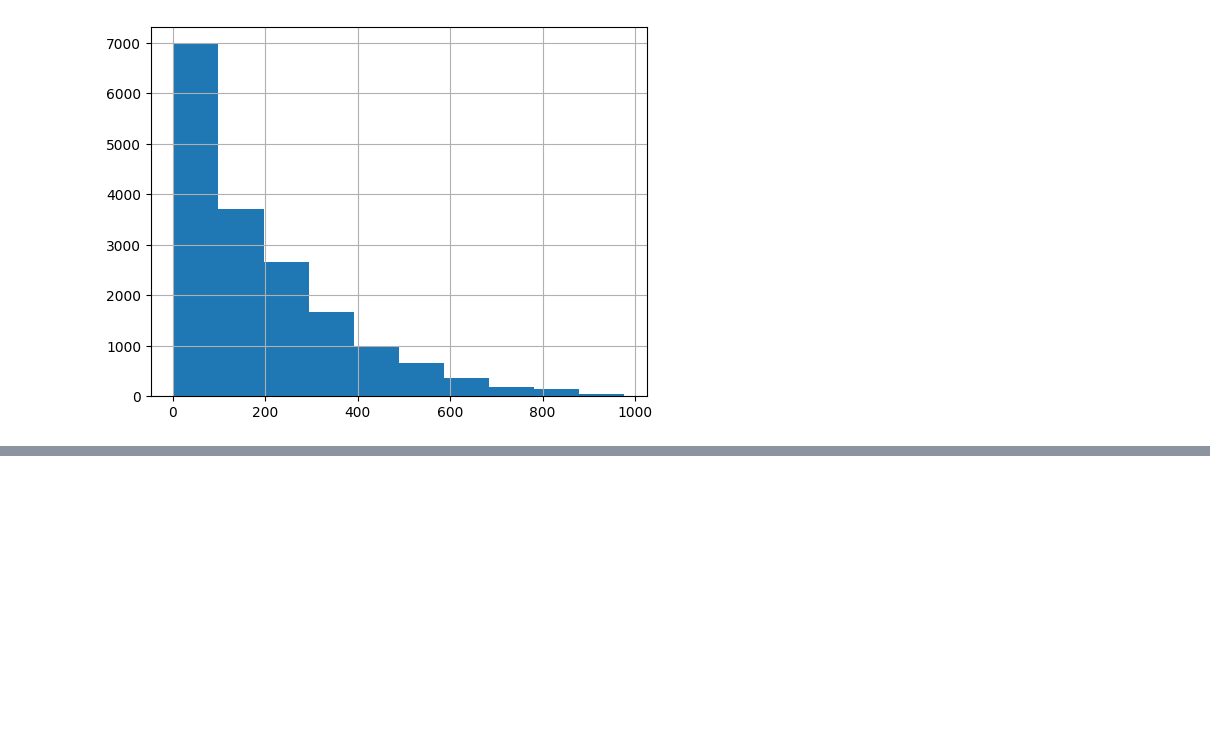
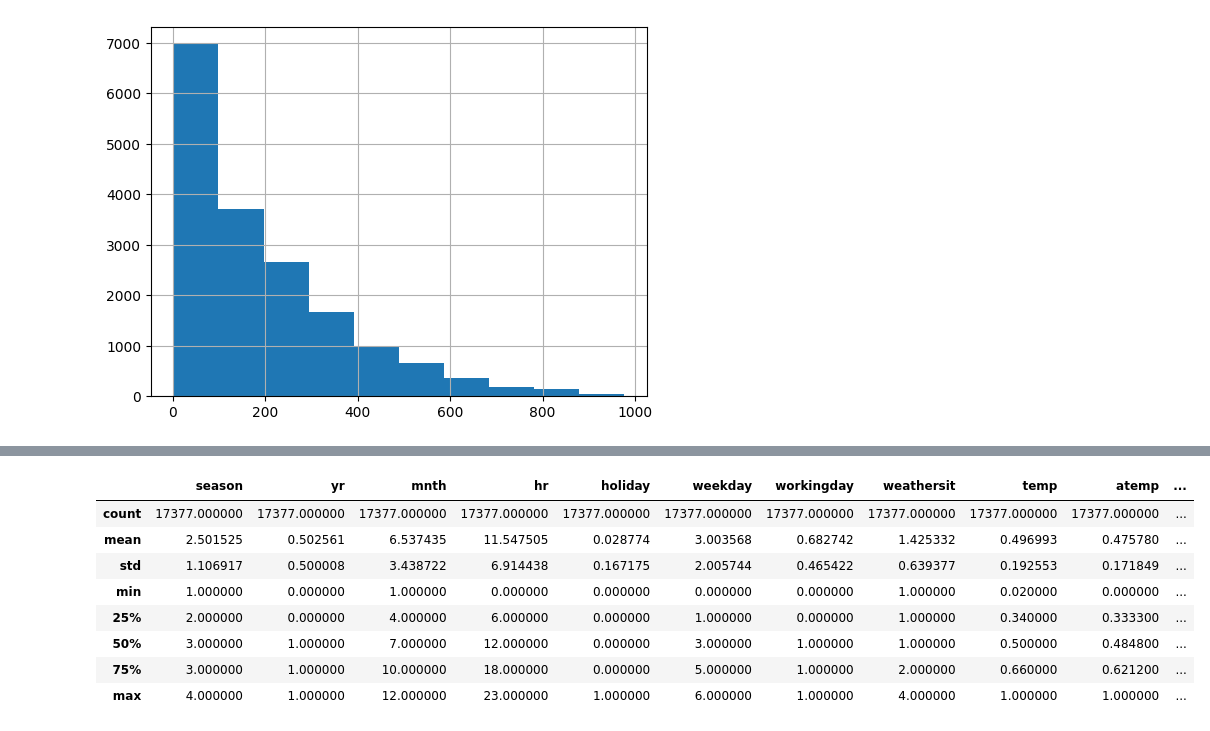
Before and after one commit to anish3565/Case_Studies, a Jupyter notebook: Regression/2. BikeRentalDemandPrediction.ipynb, the cells around one changed output, grey strips where cells are left out. Cells and saved outputs as stored; diff of their text form; code cells hidden in the pictures; blank space fills up the shorter version.

Commit message:
Data Exploraton done in Bike Rental Demand Prediction notebook

```diff
--- a/Regression/2. BikeRentalDemandPrediction.ipynb
+++ b/Regression/2. BikeRentalDemandPrediction.ipynb
@@ -125,0 +175,13 @@ BikeRentalData['cnt'].hist()
+# %%
+# Looking at the descriptive statistics of the data
+BikeRentalData.describe(include='all')
+# %% [output]
+|  | season | yr | mnth | hr | holiday | weekday | workingday | weathersit | temp | atemp | ... |
+| count | 17377.000000 | 17377.000000 | 17377.000000 | 17377.000000 | 17377.000000 | 17377.000000 | 17377.000000 | 17377.000000 | 17377.000000 | 17377.000000 | ... |
+| mean | 2.501525 | 0.502561 | 6.537435 | 11.547505 | 0.028774 | 3.003568 | 0.682742 | 1.425332 | 0.496993 | 0.475780 | ... |
+| std | 1.106917 | 0.500008 | 3.438722 | 6.914438 | 0.167175 | 2.005744 | 0.465422 | 0.639377 | 0.192553 | 0.171849 | ... |
+| min | 1.000000 | 0.000000 | 1.000000 | 0.000000 | 0.000000 | 0.000000 | 0.000000 | 1.000000 | 0.020000 | 0.000000 | ... |
+| 25% | 2.000000 | 0.000000 | 4.000000 | 6.000000 | 0.000000 | 1.000000 | 0.000000 | 1.000000 | 0.340000 | 0.333300 | ... |
+| 50% | 3.000000 | 1.000000 | 7.000000 | 12.000000 | 0.000000 | 3.000000 | 1.000000 | 1.000000 | 0.500000 | 0.484800 | ... |
+| 75% | 3.000000 | 1.000000 | 10.000000 | 18.000000 | 0.000000 | 5.000000 | 1.000000 | 2.000000 | 0.660000 | 0.621200 | ... |
+| max | 4.000000 | 1.000000 | 12.000000 | 23.000000 | 1.000000 | 6.000000 | 1.000000 | 4.000000 | 1.000000 | 1.000000 | ... |
```
Also changed, not shown: parts of 14 cells of this notebook.
